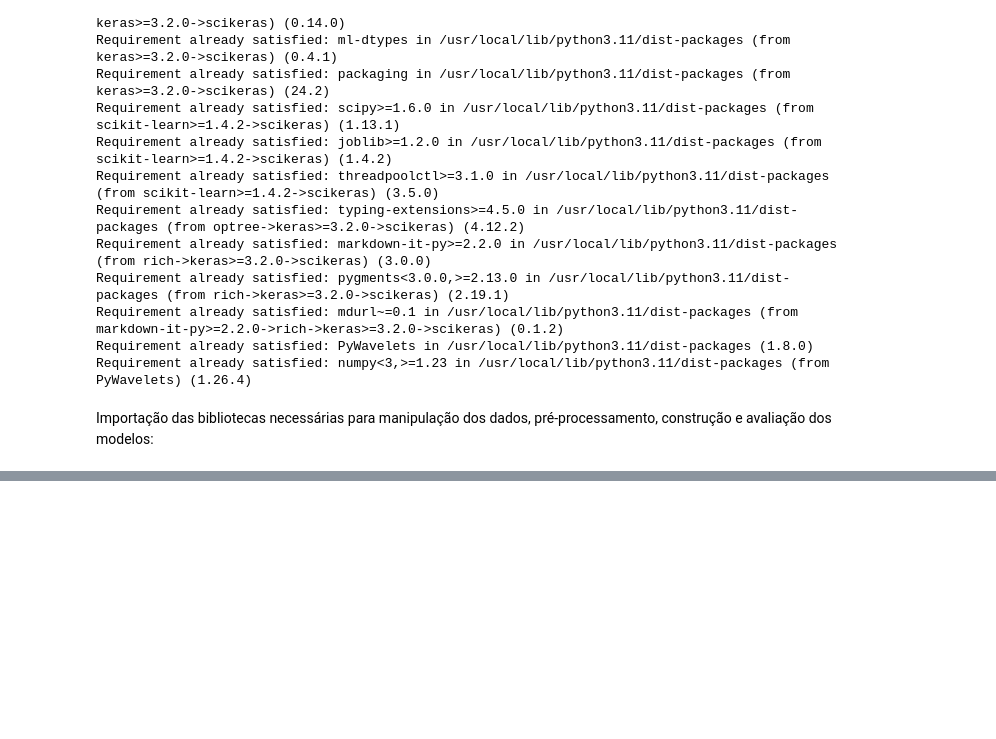
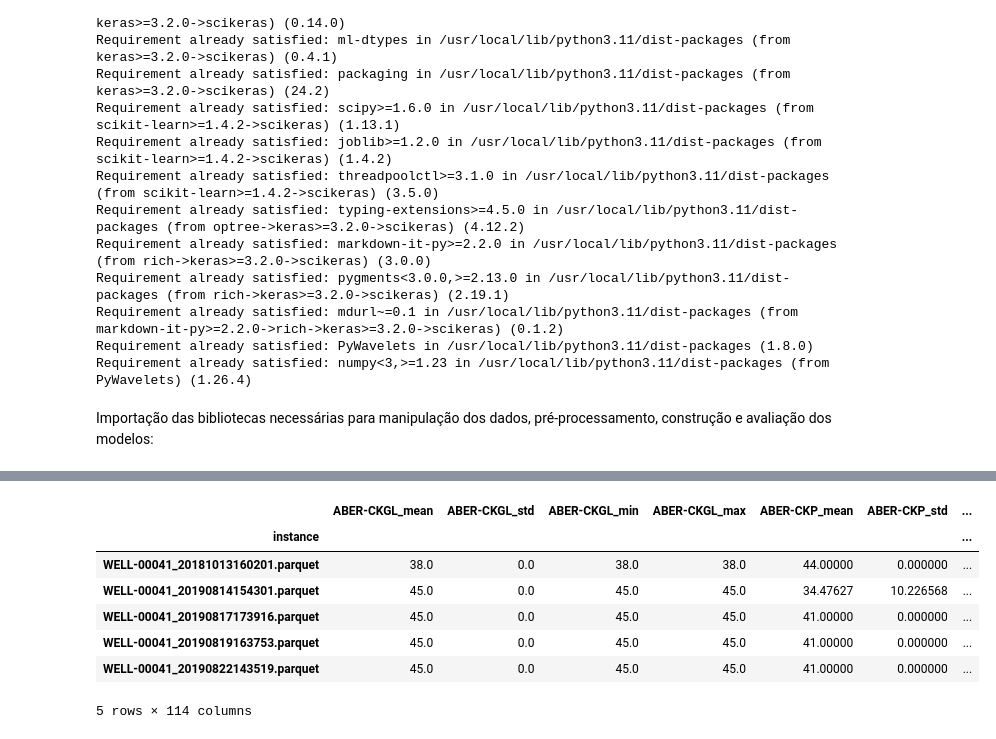
Before and after one commit to castrokelly/Data-Science, a Jupyter notebook: Abordagem_Ensemble_para_Detecção_e_Classificação_de_Anomalias_em_Poços_de_Petróleo.ipynb, the cells around one changed output, grey strips where cells are left out. Saved outputs shown, nothing was run; the diff lists cells and outputs as text; code cells hidden in the pictures; blank space fills up the shorter version.

```diff
--- a/Abordagem_Ensemble_para_Detecção_e_Classificação_de_Anomalias_em_Poços_de_Petróleo.ipynb
+++ b/Abordagem_Ensemble_para_Detecção_e_Classificação_de_Anomalias_em_Poços_de_Petróleo.ipynb
@@ -123,0 +126,36 @@ print(df.head())
+# %%
+# Criando a variável binária para detecção de anomalias
+df_well41['is_anomaly'] = df_well41['class'].apply(lambda x: 0 if x == 0 else 1)
+df_well42['is_anomaly'] = df_well42['class'].apply(lambda x: 0 if x == 0 else 1)
+# %%
+cols_exclude = ['timestamp', 'instance', 'class', 'is_anomaly']
+sensor_cols = [col for col in df_well41.columns if col not in cols_exclude and pd.api.types.is_numeric_dtype(df_well41[col])]
+# %%
+def aggregate_features(df, sensor_cols):
+    # Calcula as estatísticas: média, desvio padrão, mínimo e máximo para cada sensor, agrupado por instância
+    agg_funcs = ['mean', 'std', 'min', 'max']
+    agg_df = df.groupby('instance')[sensor_cols].agg(agg_funcs)
+    agg_df.columns = ['_'.join(col).strip() for col in agg_df.columns.values]
+
+    # Recupera os rótulos (assumindo que o valor seja único por instância)
+    labels = df.groupby('instance')['class'].first()
+    is_anomaly = df.groupby('instance')['is_anomaly'].first()
+    agg_df['class'] = labels
+    agg_df['is_anomaly'] = is_anomaly
+    return agg_df
+# %%
+# Agregando os dados de cada poço
+agg_well41 = aggregate_features(df_well41, sensor_cols)
+agg_well42 = aggregate_features(df_well42, sensor_cols)
+# %%
+# Visualizando as primeiras linhas do conjunto agregado (poço 41)
+agg_well41.head()
+# %% [output]
+|  | ABER-CKGL_mean | ABER-CKGL_std | ABER-CKGL_min | ABER-CKGL_max | ABER-CKP_mean | ABER-CKP_std | ... |
+| instance |  |  |  |  |  |  | ... |
+| WELL-00041_20181013160201.parquet | 38.0 | 0.0 | 38.0 | 38.0 | 44.00000 | 0.000000 | ... |
+| WELL-00041_20190814154301.parquet | 45.0 | 0.0 | 45.0 | 45.0 | 34.47627 | 10.226568 | ... |
+| WELL-00041_20190817173916.parquet | 45.0 | 0.0 | 45.0 | 45.0 | 41.00000 | 0.000000 | ... |
+| WELL-00041_20190819163753.parquet | 45.0 | 0.0 | 45.0 | 45.0 | 41.00000 | 0.000000 | ... |
+| WELL-00041_20190822143519.parquet | 45.0 | 0.0 | 45.0 | 45.0 | 41.00000 | 0.000000 | ... |
+5 rows × 114 columns
```
Also changed, not shown: parts of 20 cells of this notebook.
